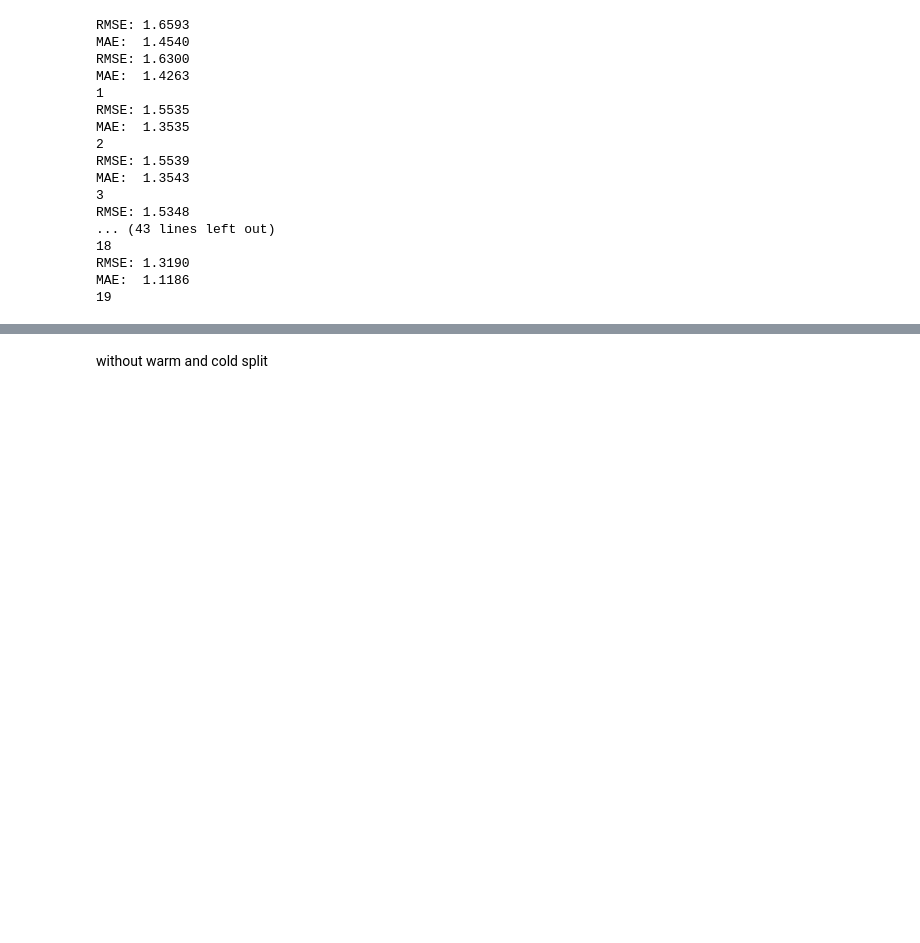
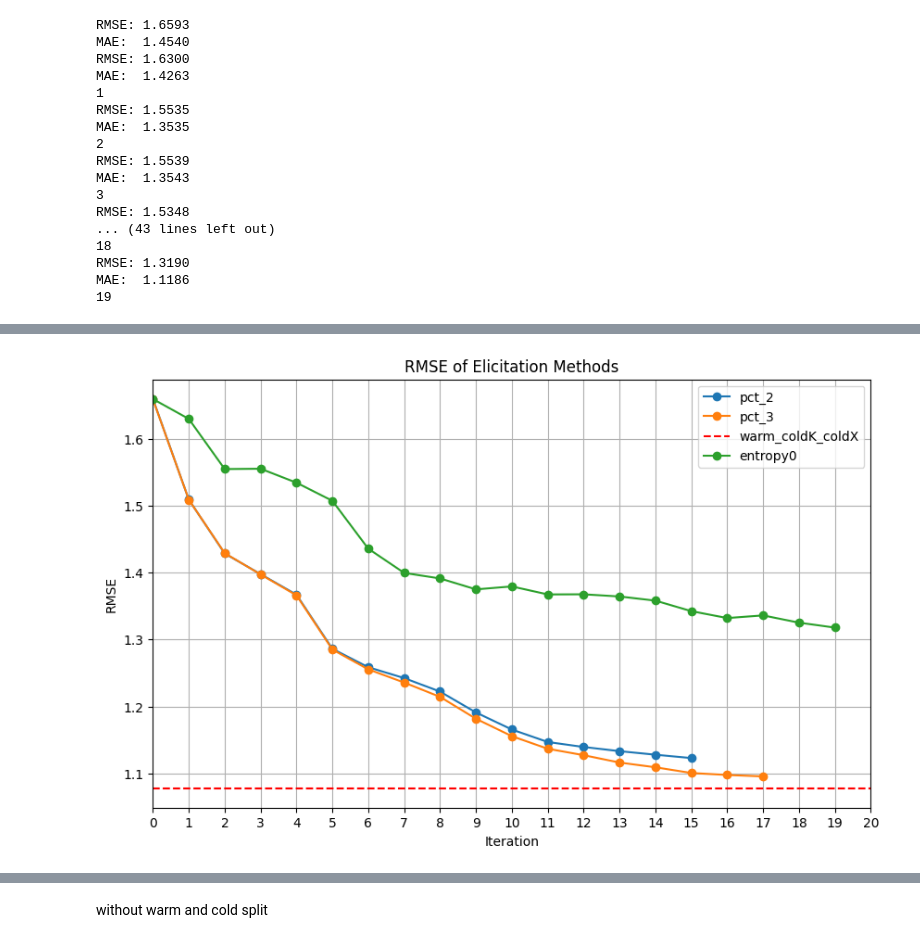
Before and after one commit to camilleecu/master_thesis, a Jupyter notebook: re_sample (2)/Tree_elicitation_warm.ipynb, the cells around one changed output, grey strips where cells are left out. Drawn from its saved outputs; the diff is of its cells as text; code cells hidden in the pictures; blank space fills up the shorter version.

```diff
--- a/re_sample (2)/Tree_elicitation_warm.ipynb
+++ b/re_sample (2)/Tree_elicitation_warm.ipynb
@@ -851,3 +852,25 @@ plt.show()
+# %%
+# plot rmse of all methods
+plt.figure(figsize=(10, 6))
+# fix the x axis to be 0-20
+plt.xlim(0, 20)
+plt.xticks(range(0, 21))
+plt.plot(pct_2[0], label='pct_2', marker='o')
+plt.plot(rmse_approach3, label='pct_3', marker='o')
+# plt.plot(pct4, label='pct_4', marker='o')
+# plot rmse_KX_warm_coldK_coldX as a horizontal line
+plt.axhline(y=rmse_KX_warm_coldK_coldX, color='r', linestyle='--', label='warm_coldK_coldX')
+# plt.axhline(y=rmse_coldK_coldX, color='g', linestyle='--', label='coldK_coldX')
+plt.plot(entropy0[0], label='entropy0', marker='o')
+
+plt.title('RMSE of Elicitation Methods')
+plt.xlabel('Iteration')
+plt.ylabel('RMSE')
+plt.legend()
+plt.grid()
+plt.show()
+# %% [output]
+[figure, added]
 # %%
 # plot rmse of all methods
 plt.figure(figsize=(10, 6))
```
Also changed, not shown: parts of 3 cells of this notebook, 1 other file.
